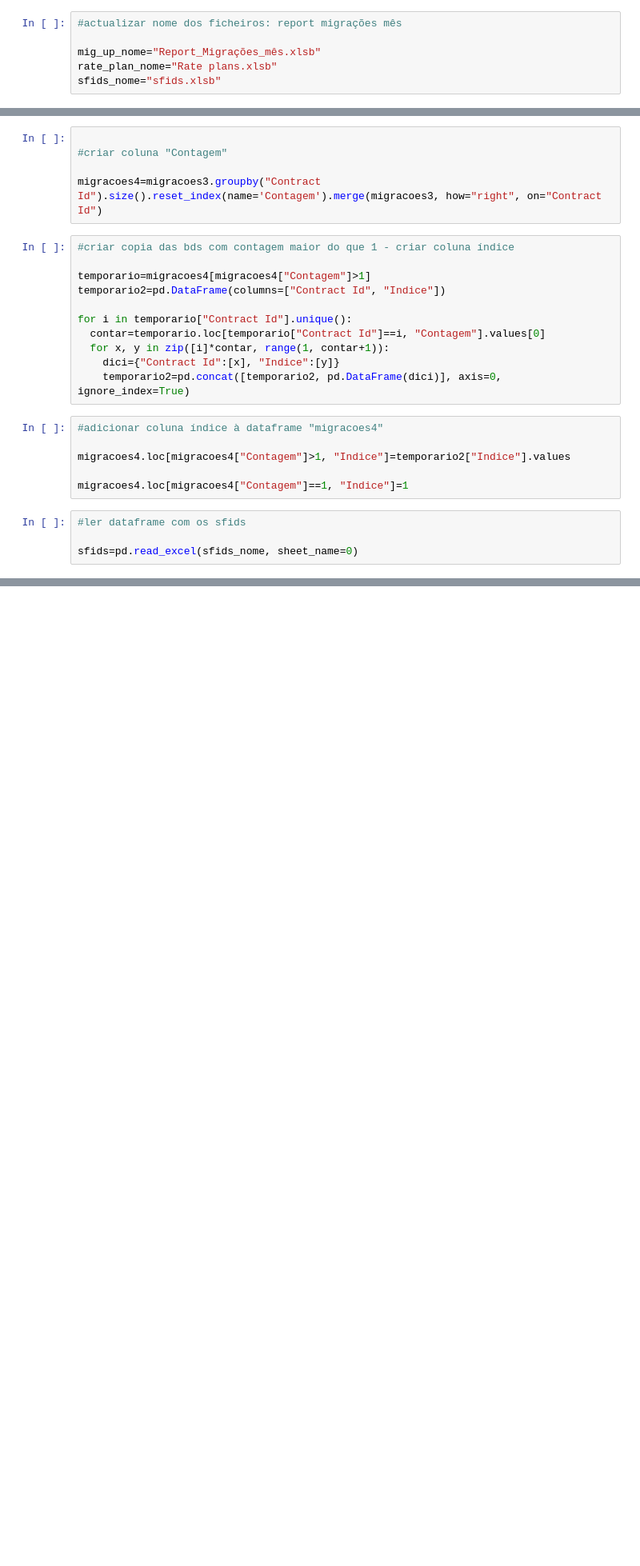
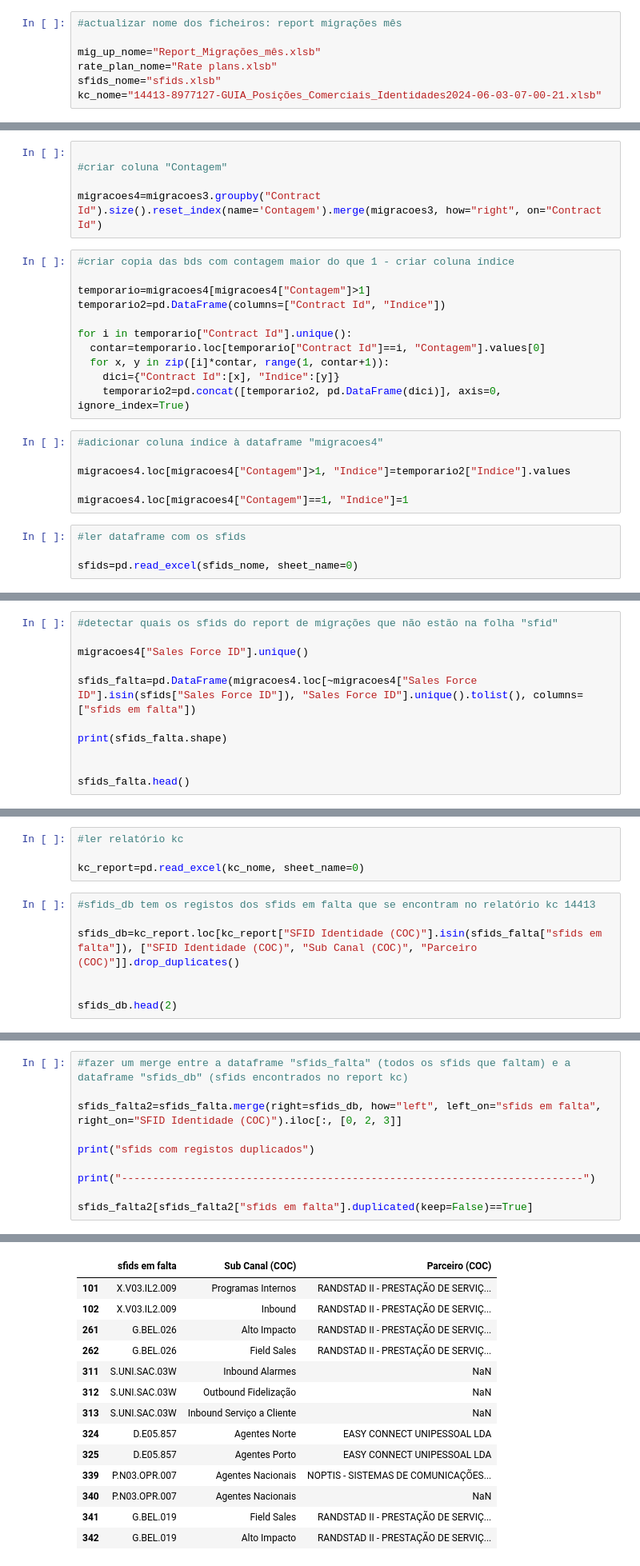
Before and after one commit to josepmatias/ONE, a Jupyter notebook: Untitled5.ipynb, the cells around one changed output, grey strips where cells are left out. Shown at 80% size. Saved outputs shown, nothing was run; the diff lists cells and outputs as text; blank space fills up the shorter version.

```diff
--- a/Untitled5.ipynb
+++ b/Untitled5.ipynb
@@ -17,6 +14,7 @@ Successfully installed pyxlsb-1.0.10
 mig_up_nome="Report_Migrações_mês.xlsb"
 rate_plan_nome="Rate plans.xlsb"
 sfids_nome="sfids.xlsb"
+kc_nome="14413-8977127-GUIA_Posições_Comerciais_Identidades2024-06-03-07-00-21.xlsb"
 # %%
 #carregar report migrações e rate plans
 from google.colab import files
@@ -215,0 +186,11 @@ KeyError: 'Sub Canal (COC)'
+# %%
+#detectar quais os sfids do report de migrações que não estão na folha "sfid"
+
+migracoes4["Sales Force ID"].unique()
+
+sfids_falta=pd.DataFrame(migracoes4.loc[~migracoes4["Sales Force ID"].isin(sfids["Sales Force ID"]), "Sales Force ID"].unique().tolist(), columns=["sfids em falta"])
+
+print(sfids_falta.shape)
+
+
+sfids_falta.head()
@@ -215,0 +205,11 @@ KeyError: 'Sub Canal (COC)'
+# %%
+#ler relatório kc
+
+kc_report=pd.read_excel(kc_nome, sheet_name=0)
+# %%
+#sfids_db tem os registos dos sfids em falta que se encontram no relatório kc 14413
+
+sfids_db=kc_report.loc[kc_report["SFID Identidade (COC)"].isin(sfids_falta["sfids em falta"]), ["SFID Identidade (COC)", "Sub Canal (COC)", "Parceiro (COC)"]].drop_duplicates()
+
+
+sfids_db.head(2)
@@ -215,0 +220,11 @@ KeyError: 'Sub Canal (COC)'
+# %%
+#fazer um merge entre a dataframe "sfids_falta" (todos os sfids que faltam) e a dataframe "sfids_db" (sfids encontrados no report kc)
+
+sfids_falta2=sfids_falta.merge(right=sfids_db, how="left", left_on="sfids em falta", right_on="SFID Identidade (COC)").iloc[:, [0, 2, 3]]
+
+print("sfids com registos duplicados")
+
+print("--------------------------------------------------------------------------")
+
+sfids_falta2[sfids_falta2["sfids em falta"].duplicated(keep=False)==True]
+# %% [output]
@@ -215,0 +233,14 @@ KeyError: 'Sub Canal (COC)'
+|  | sfids em falta | Sub Canal (COC) | Parceiro (COC) |
+| 101 | X.V03.IL2.009 | Programas Internos | RANDSTAD II - PRESTAÇÃO DE SERVIÇ... |
+| 102 | X.V03.IL2.009 | Inbound | RANDSTAD II - PRESTAÇÃO DE SERVIÇ... |
+| 261 | G.BEL.026 | Alto Impacto | RANDSTAD II - PRESTAÇÃO DE SERVIÇ... |
+| 262 | G.BEL.026 | Field Sales | RANDSTAD II - PRESTAÇÃO DE SERVIÇ... |
+| 311 | S.UNI.SAC.03W | Inbound Alarmes | NaN |
+| 312 | S.UNI.SAC.03W | Outbound Fidelização | NaN |
+| 313 | S.UNI.SAC.03W | Inbound Serviço a Cliente | NaN |
+| 324 | D.E05.857 | Agentes Norte | EASY CONNECT UNIPESSOAL LDA |
+| 325 | D.E05.857 | Agentes Porto | EASY CONNECT UNIPESSOAL LDA |
+| 339 | P.N03.OPR.007 | Agentes Nacionais | NOPTIS - SISTEMAS DE COMUNICAÇÕES... |
+| 340 | P.N03.OPR.007 | Agentes Nacionais | NaN |
+| 341 | G.BEL.019 | Field Sales | RANDSTAD II - PRESTAÇÃO DE SERVIÇ... |
+| 342 | G.BEL.019 | Alto Impacto | RANDSTAD II - PRESTAÇÃO DE SERVIÇ... |
```
Also changed, not shown: parts of 7 cells of this notebook.
